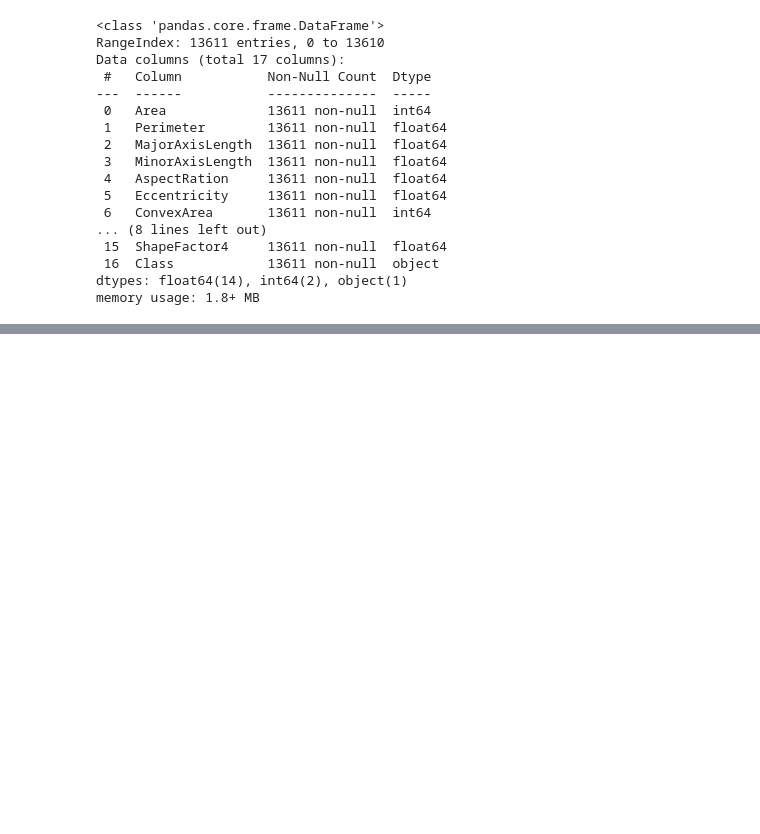
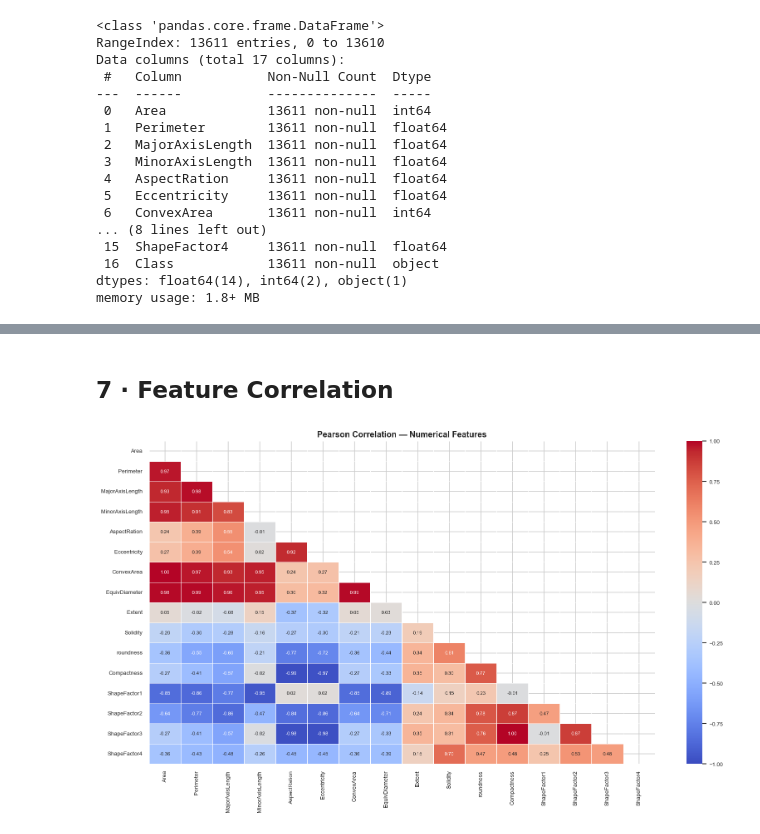
Before and after one commit to Ali-sarafraz/dry-bean-classification, a Jupyter notebook: EDA.ipynb, the cells around one changed output, grey strips where cells are left out. Cells and saved outputs as stored; diff of their text form; code cells hidden in the pictures; blank space fills up the shorter version.

```diff
--- a/EDA.ipynb
+++ b/EDA.ipynb
@@ -223,0 +236,19 @@ This similarity may lead to confusion for classification models, increasing the
+# %% [markdown]
+## 7 · Feature Correlation
+# %%
+corr_matrix = df[numerical_cols].corr()
+
+# Mask the upper triangle to avoid information duplication
+mask = np.triu(np.ones_like(corr_matrix, dtype=bool))
+
+fig, ax = plt.subplots(figsize=(14, 8))
+sns.heatmap(
+    corr_matrix, mask=mask, annot=True, fmt=".2f",
+    cmap="coolwarm", center=0, vmin=-1, vmax=1,
+    linewidths=0.3, annot_kws={"size": 7}, ax=ax
+)
+ax.set_title("Pearson Correlation — Numerical Features", fontsize=12, weight="bold")
+plt.tight_layout()
+plt.show()
+# %% [output]
+[figure, added]
```
Also changed, not shown: parts of 47 cells of this notebook, 6 other files.
